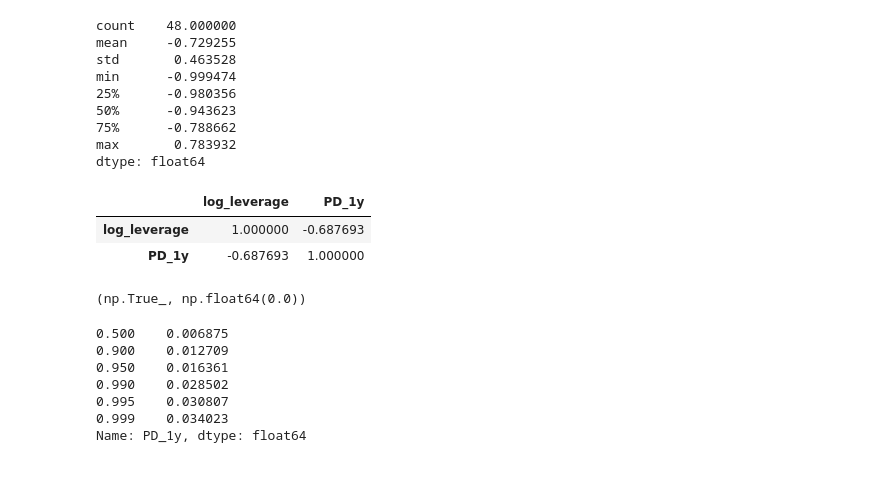
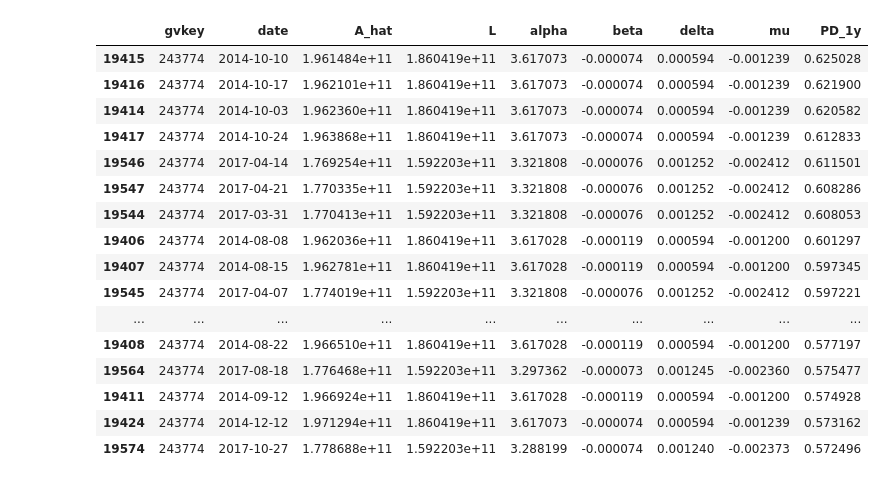
Before and after one commit to keenanveronica/Merton_NIGbayesian, a Jupyter notebook: NIG_model.ipynb, the cells around one changed output. Drawn from its saved outputs; the diff is of its cells as text; code cells hidden in the pictures.

```diff
--- a/NIG_model.ipynb
+++ b/NIG_model.ipynb
@@ -447,0 +189,14 @@ std      0.000758    0.000295    0.000736    0.005185
+# %%
+assets_weekly_all = pd.concat(assets_by_firm.values(), ignore_index=True)
+updates_all = pd.concat(
+    [df.assign(gvkey=str(gv)) for gv, df in updates_by_firm.items()],
+    ignore_index=True
+)
+pds_weekly_all = pd.concat(pds_by_firm.values(), ignore_index=True)
+
+log_df = pd.DataFrame(run_log).sort_values(["status", "sec"], ascending=[True, False])
+
+print("assets_weekly_all:", assets_weekly_all.shape)
+print("updates_all:", updates_all.shape)
+print("pds_weekly_all:", pds_weekly_all.shape)
+log_df["status"].value_counts()
@@ -475,35 +239,23 @@ changed.isin(refit_dates).mean(), len(changed), len(refit_dates)
-# %%
-tmp["q"] = tmp["date"].dt.to_period("Q")
-corrs = tmp.groupby("q").apply(lambda g: g["PD_1y"].corr(g["A_hat"]))
-corrs.describe()
-# %% [output]
-count    48.000000
-mean     -0.729255
-std       0.463528
-min      -0.999474
-25%      -0.980356
-50%      -0.943623
-75%      -0.788662
-max       0.783932
-dtype: float64
-# %%
-tmp["log_leverage"] = np.log(tmp["A_hat"] / tmp["L"])
-tmp[["log_leverage","PD_1y"]].corr()
-# %% [output]
-|  | log_leverage | PD_1y |
-| log_leverage | 1.000000 | -0.687693 |
-| PD_1y | -0.687693 | 1.000000 |
-# %%
-tmp["PD_1y"].between(0,1).all(), tmp["PD_1y"].isna().mean()
-# %% [output]
-(np.True_, np.float64(0.0))
-# %%
-tmp["PD_1y"].quantile([0.5,0.9,0.95,0.99,0.995,0.999])
-# %% [output]
-0.500    0.006875
-0.900    0.012709
-0.950    0.016361
-0.990    0.028502
-0.995    0.030807
-0.999    0.034023
-Name: PD_1y, dtype: float64
+# %%
+top = (pds_weekly_all
+       .sort_values("PD_1y", ascending=False)
+       .head(30))
+top
+# %% [output]
+|  | gvkey | date | A_hat | L | alpha | beta | delta | mu | PD_1y |
+| 19415 | 243774 | 2014-10-10 | 1.961484e+11 | 1.860419e+11 | 3.617073 | -0.000074 | 0.000594 | -0.001239 | 0.625028 |
+| 19416 | 243774 | 2014-10-17 | 1.962101e+11 | 1.860419e+11 | 3.617073 | -0.000074 | 0.000594 | -0.001239 | 0.621900 |
+| 19414 | 243774 | 2014-10-03 | 1.962360e+11 | 1.860419e+11 | 3.617073 | -0.000074 | 0.000594 | -0.001239 | 0.620582 |
+| 19417 | 243774 | 2014-10-24 | 1.963868e+11 | 1.860419e+11 | 3.617073 | -0.000074 | 0.000594 | -0.001239 | 0.612833 |
+| 19546 | 243774 | 2017-04-14 | 1.769254e+11 | 1.592203e+11 | 3.321808 | -0.000076 | 0.001252 | -0.002412 | 0.611501 |
+| 19547 | 243774 | 2017-04-21 | 1.770335e+11 | 1.592203e+11 | 3.321808 | -0.000076 | 0.001252 | -0.002412 | 0.608286 |
+| 19544 | 243774 | 2017-03-31 | 1.770413e+11 | 1.592203e+11 | 3.321808 | -0.000076 | 0.001252 | -0.002412 | 0.608053 |
+| 19406 | 243774 | 2014-08-08 | 1.962036e+11 | 1.860419e+11 | 3.617028 | -0.000119 | 0.000594 | -0.001200 | 0.601297 |
+| 19407 | 243774 | 2014-08-15 | 1.962781e+11 | 1.860419e+11 | 3.617028 | -0.000119 | 0.000594 | -0.001200 | 0.597345 |
+| 19545 | 243774 | 2017-04-07 | 1.774019e+11 | 1.592203e+11 | 3.321808 | -0.000076 | 0.001252 | -0.002412 | 0.597221 |
+| ... | ... | ... | ... | ... | ... | ... | ... | ... | ... |
+| 19408 | 243774 | 2014-08-22 | 1.966510e+11 | 1.860419e+11 | 3.617028 | -0.000119 | 0.000594 | -0.001200 | 0.577197 |
+| 19564 | 243774 | 2017-08-18 | 1.776468e+11 | 1.592203e+11 | 3.297362 | -0.000073 | 0.001245 | -0.002360 | 0.575477 |
+| 19411 | 243774 | 2014-09-12 | 1.966924e+11 | 1.860419e+11 | 3.617028 | -0.000119 | 0.000594 | -0.001200 | 0.574928 |
+| 19424 | 243774 | 2014-12-12 | 1.971294e+11 | 1.860419e+11 | 3.617073 | -0.000074 | 0.000594 | -0.001239 | 0.573162 |
+| 19574 | 243774 | 2017-10-27 | 1.778688e+11 | 1.592203e+11 | 3.288199 | -0.000074 | 0.001240 | -0.002373 | 0.572496 |
```
Also changed, not shown: parts of 21 cells of this notebook, 2 other files.
